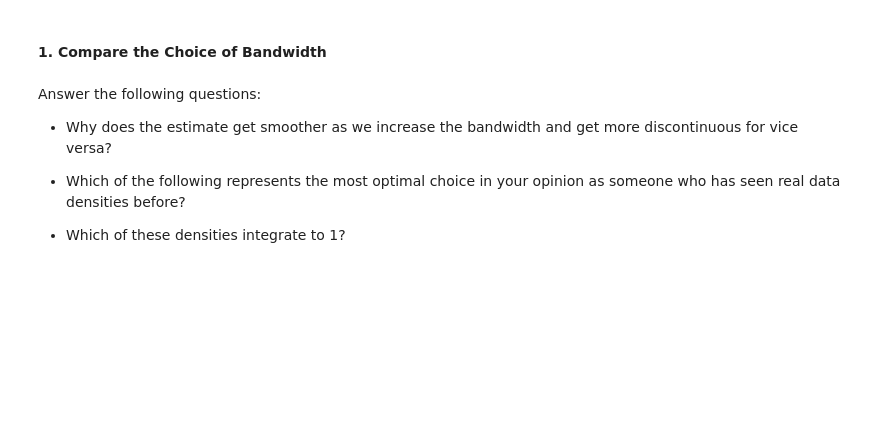
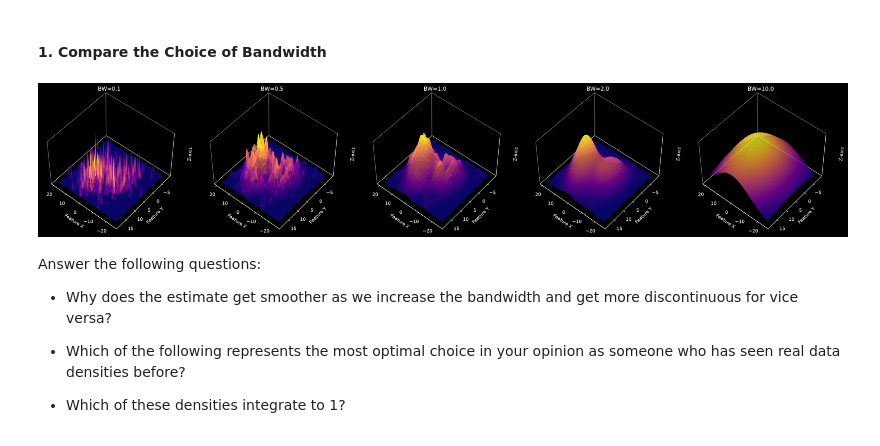
Before and after one commit to AFaseeh/pattern-recognition, a Jupyter notebook: kde-pca/KDEstimator.ipynb, the cells around one changed output. Saved outputs shown, nothing was run; the diff lists cells and outputs as text; code cells hidden in the pictures; blank space fills up the shorter version.

```diff
--- a/kde-pca/KDEstimator.ipynb
+++ b/kde-pca/KDEstimator.ipynb
@@ -207,22 +214,22 @@ from mpl_toolkits.mplot3d import Axes3D
 # %%
 def plot_3d(x_data, *, densities, titles):
     # TODO 2: Find min and max of x1 and x2 (first two columns of x_data)
-    x1_min, x1_max = None
-    x2_min, x2_max = None
+    x1_min, x1_max = np.min(x_data[:, 0]), np.max(x_data[:, 0])
+    x2_min, x2_max = np.min(x_data[:, 1]), np.max(x_data[:, 1])
 
     # TODO 3: Generate 100 points between min and max values for each dimension
-    x1 = None
-    x2 = None
+    x1 = np.linspace(x1_min, x1_max, 100)
+    x2 = np.linspace(x2_min, x2_max, 100)
 
     # TODO 4: Form a meshgrid from x1 and x2
-    x1, x2 = None
+    x1, x2 = np.meshgrid(x1, x2)
 
     # convert the meshgrid into a (m, n) array to allow evaluation by the model
     x_plot = np.c_[x1.ravel(), x2.ravel()]
 
     # densities is a list of fitted kde instances.
     # TODO 5: Form a list of probabilities evaluated from x_plot by each kde instance using list comprehension
-    z = None
+    z = [kde.transform(x_plot) for kde in densities]
 
     # put z in meshgrid shape as the plot function assumes that
     z = [probs.reshape(x1.shape) for probs in z]
@@ -237,7 +244,7 @@ def plot_3d(x_data, *, densities, titles):
     # for each density we want a plot
     for i, ax in enumerate(axs):
         # TODO 6: Plot z[i] with x1 and x2
-        ax.plot_surface(None, None, None, cmap='plasma', alpha=0.8)
+        ax.plot_surface(x1, x2, z[i], cmap='plasma', alpha=0.8)
 
         # Set title and labels
         ax.set_title(titles[i])
@@ -261,26 +268,28 @@ def plot_3d(x_data, *, densities, titles):
 # %%
 # Generate some random data
 x_data, _= datasets.make_blobs(n_samples=1000, centers=3, cluster_std=4.0, center_box=(-10,10), random_state=20)
 
 # TODO 7: Pass bandwidth of 0.1, 0.5, 1.0, 2.0, 10.9 to each following instantiation respectively
 
-kde1 = KDEstimator(bump='Gauss')
+kde1 = KDEstimator(bump='Gauss', bandwidth=0.1)
 kde1.fit(x_data)
 
-kde2 = KDEstimator(bump='Gauss')
+kde2 = KDEstimator(bump='Gauss', bandwidth=0.5)
 kde2.fit(x_data)
 
-kde3 = KDEstimator(bump='Gauss')
+kde3 = KDEstimator(bump='Gauss', bandwidth=1.0)
 kde3.fit(x_data)
 
-kde4 = KDEstimator(bump='Gauss')
+kde4 = KDEstimator(bump='Gauss', bandwidth=2.0)
 kde4.fit(x_data)
 
-kde5 = KDEstimator(bump='Gauss')
+kde5 = KDEstimator(bump='Gauss', bandwidth=10.9)
 kde5.fit(x_data)
 
 
 plot_3d(x_data, densities=[kde1, kde2, kde3, kde4, kde5], titles=['BW=0.1', 'BW=0.5', 'BW=1.0', 'BW=2.0', 'BW=10.0'])
+# %% [output]
+[figure, added]
 # %% [markdown]
 Answer the following questions:
 - Why does the estimate get smoother as we increase the bandwidth and get more discontinuous for vice versa?
```
Also changed, not shown: parts of 12 cells of this notebook, 3 other files.
